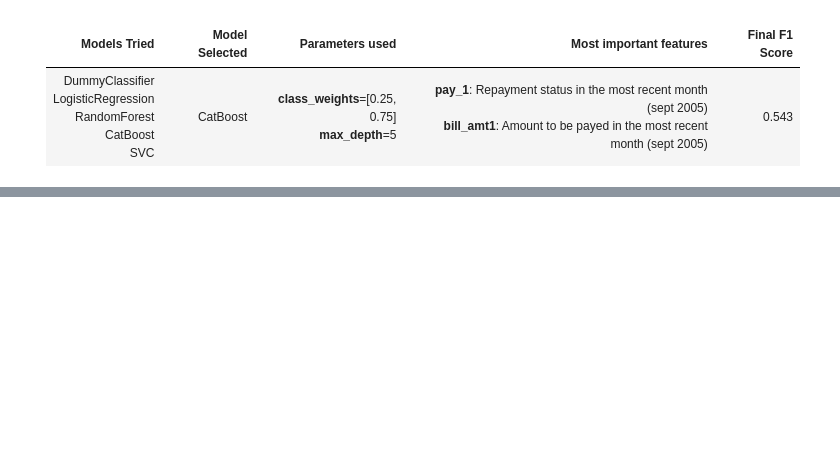
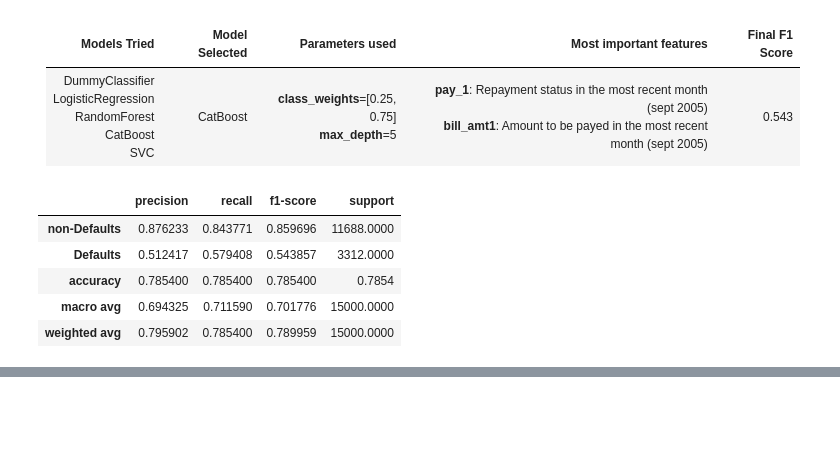
Before and after one commit to ruben1dlg/573_lab4_rubendlg_yair_jcasoli, a Jupyter notebook: lab4.ipynb, the cells around one changed output, grey strips where cells are left out. Drawn from its saved outputs; the diff is of its cells as text; code cells hidden in the pictures; blank space fills up the shorter version.

```diff
--- a/lab4.ipynb
+++ b/lab4.ipynb
@@ -859,7 +859,7 @@ preds = pipe_cb_opt.predict(X_test)
 
 # Generate classification report
 class_report = classification_report(
-    y_test, preds, target_names=["non-Churn", "Churn"], output_dict=True
+    y_test, preds, target_names=["non-Defaults", "Defaults"], output_dict=True
 )
 
 class_report_df = pd.DataFrame(class_report).transpose()
@@ -867,4 +869,13 @@ class_report_df = pd.DataFrame(class_report).transpose()
 Models Tried| Model Selected | Parameters used | Most important features | Final F1 Score
 -----------| ------------|------------|---------------------|--------------|
 DummyClassifier <br /> LogisticRegression <br /> RandomForest <br /> CatBoost <br /> SVC| CatBoost |   **class_weights**=[0.25, 0.75] <br /> **max_depth**=5    |  **pay_1**: Repayment status in the most recent month (sept 2005) <br /> **bill_amt1**: Amount to be payed in the most recent month (sept 2005) | 0.543
+# %%
+class_report_df
+# %% [output]
+|  | precision | recall | f1-score | support |
+| non-Defaults | 0.876233 | 0.843771 | 0.859696 | 11688.0000 |
+| Defaults | 0.512417 | 0.579408 | 0.543857 | 3312.0000 |
+| accuracy | 0.785400 | 0.785400 | 0.785400 | 0.7854 |
+| macro avg | 0.694325 | 0.711590 | 0.701776 | 15000.0000 |
+| weighted avg | 0.795902 | 0.785400 | 0.789959 | 15000.0000 |
 # %% [markdown]
```
Also changed, not shown: parts of 14 cells of this notebook.
